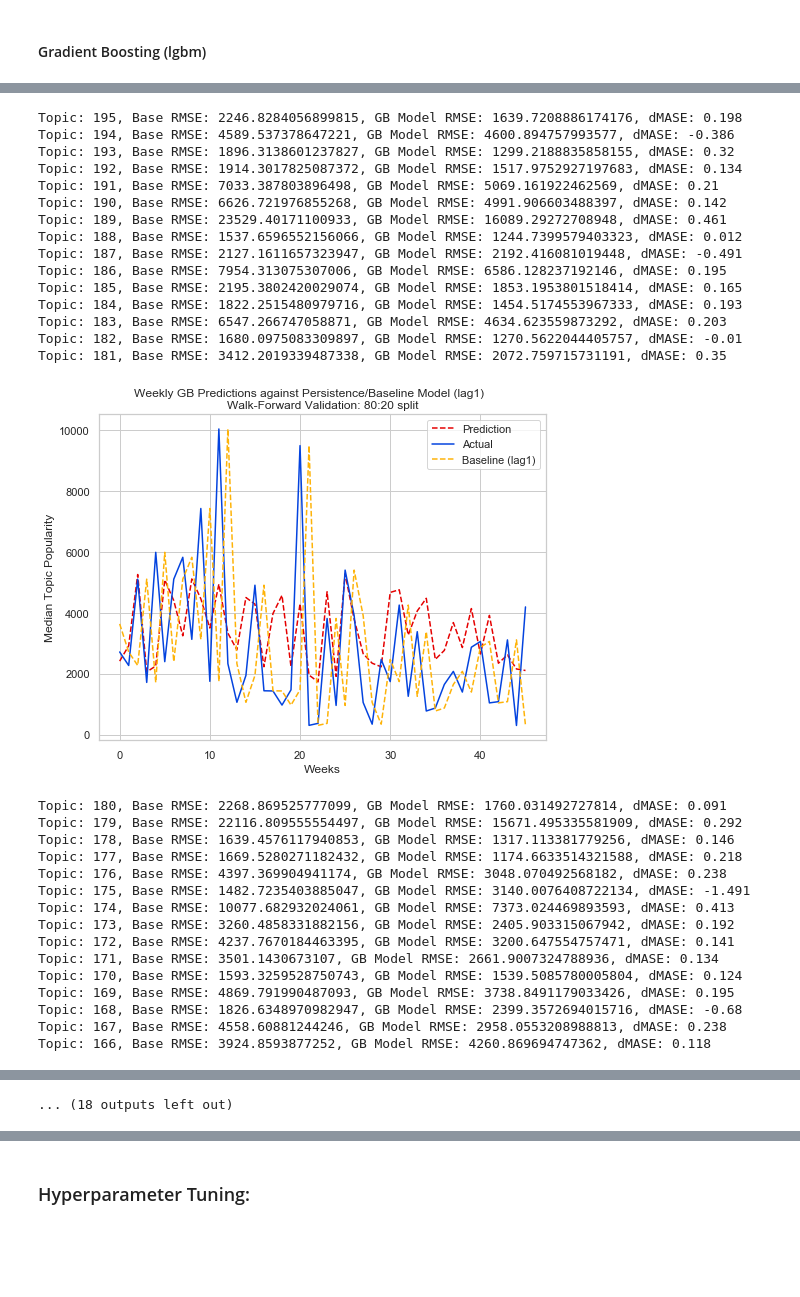
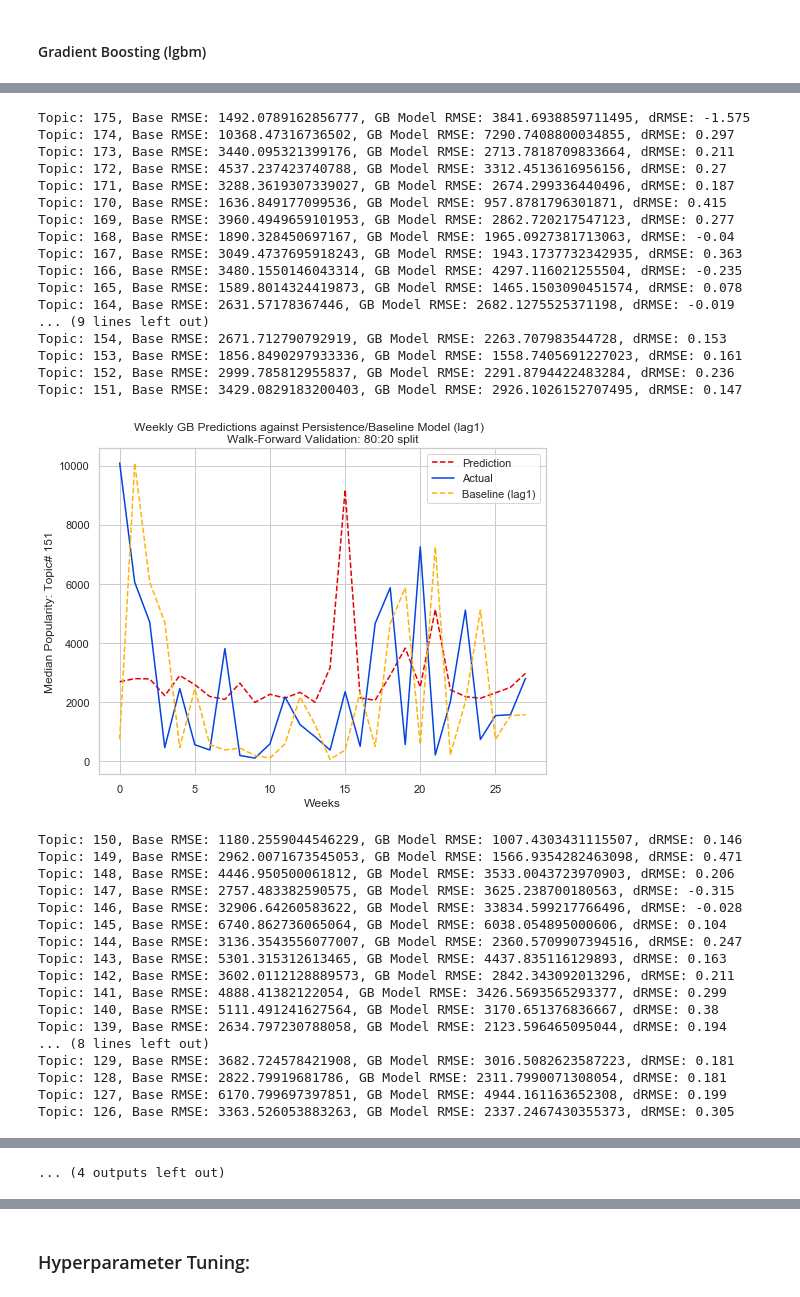
Before and after one commit to tguptaMT/TOPicks, a Jupyter notebook: TOPICS-step3_time_series_forecasting.ipynb, the cells around one changed output, grey strips where cells are left out. Saved outputs shown, nothing was run; the diff lists cells and outputs as text; code cells hidden in the pictures; blank space fills up the shorter version.

Commit message:
L2 regularization: 5 for unoptimized GB

```diff
--- a/TOPICS-step3_time_series_forecasting.ipynb
+++ b/TOPICS-step3_time_series_forecasting.ipynb
@@ -808,7 +821,7 @@ There's some improvement in RMSE (15.85%) by unoptimized random forests over 200
 # %% [markdown]
 #### Gradient Boosting (lgbm)
 # %%
-# Unoptimized Gradient Boosting
+# Unoptimized Gradient Boosting with reg_lambda (L2 regularization) = 5
 summary_df, all_predictions = comp_ts_modelling(model_name='gb', model_tuning=False,
-                                                data=data, grid_frac=0, plot_freq=25)
+                                                data=data, grid_frac=0, plot_freq=25, randsamples=200)
 # %% [output]
@@ -820,31 +846,35 @@ Topic: 196, Base RMSE: 2501.0863753862754, GB Model RMSE: 2057.0022187532563, dM
-Topic: 195, Base RMSE: 2246.8284056899815, GB Model RMSE: 1639.7208886174176, dMASE: 0.198
-Topic: 194, Base RMSE: 4589.537378647221, GB Model RMSE: 4600.894757993577, dMASE: -0.386
-Topic: 193, Base RMSE: 1896.3138601237827, GB Model RMSE: 1299.2188835858155, dMASE: 0.32
-Topic: 192, Base RMSE: 1914.3017825087372, GB Model RMSE: 1517.9752927197683, dMASE: 0.134
-Topic: 191, Base RMSE: 7033.387803896498, GB Model RMSE: 5069.161922462569, dMASE: 0.21
-Topic: 190, Base RMSE: 6626.721976855268, GB Model RMSE: 4991.906603488397, dMASE: 0.142
-Topic: 189, Base RMSE: 23529.40171100933, GB Model RMSE: 16089.29272708948, dMASE: 0.461
-Topic: 188, Base RMSE: 1537.6596552156066, GB Model RMSE: 1244.7399579403323, dMASE: 0.012
-Topic: 187, Base RMSE: 2127.1611657323947, GB Model RMSE: 2192.416081019448, dMASE: -0.491
-Topic: 186, Base RMSE: 7954.313075307006, GB Model RMSE: 6586.128237192146, dMASE: 0.195
-Topic: 185, Base RMSE: 2195.3802420029074, GB Model RMSE: 1853.1953801518414, dMASE: 0.165
-Topic: 184, Base RMSE: 1822.2515480979716, GB Model RMSE: 1454.5174553967333, dMASE: 0.193
-Topic: 183, Base RMSE: 6547.266747058871, GB Model RMSE: 4634.623559873292, dMASE: 0.203
-Topic: 182, Base RMSE: 1680.0975083309897, GB Model RMSE: 1270.5622044405757, dMASE: -0.01
-Topic: 181, Base RMSE: 3412.2019339487338, GB Model RMSE: 2072.759715731191, dMASE: 0.35
+Topic: 175, Base RMSE: 1492.0789162856777, GB Model RMSE: 3841.6938859711495, dRMSE: -1.575
+Topic: 174, Base RMSE: 10368.47316736502, GB Model RMSE: 7290.7408800034855, dRMSE: 0.297
+Topic: 173, Base RMSE: 3440.095321399176, GB Model RMSE: 2713.7818709833664, dRMSE: 0.211
+Topic: 172, Base RMSE: 4537.237423740788, GB Model RMSE: 3312.4513616956156, dRMSE: 0.27
+Topic: 171, Base RMSE: 3288.3619307339027, GB Model RMSE: 2674.299336440496, dRMSE: 0.187
+Topic: 170, Base RMSE: 1636.849177099536, GB Model RMSE: 957.8781796301871, dRMSE: 0.415
+Topic: 169, Base RMSE: 3960.4949659101953, GB Model RMSE: 2862.720217547123, dRMSE: 0.277
+Topic: 168, Base RMSE: 1890.328450697167, GB Model RMSE: 1965.0927381713063, dRMSE: -0.04
+Topic: 167, Base RMSE: 3049.4737695918243, GB Model RMSE: 1943.1737732342935, dRMSE: 0.363
+Topic: 166, Base RMSE: 3480.1550146043314, GB Model RMSE: 4297.116021255504, dRMSE: -0.235
+Topic: 165, Base RMSE: 1589.8014324419873, GB Model RMSE: 1465.1503090451574, dRMSE: 0.078
+Topic: 164, Base RMSE: 2631.57178367446, GB Model RMSE: 2682.1275525371198, dRMSE: -0.019
+... (9 lines left out)
+Topic: 154, Base RMSE: 2671.712790792919, GB Model RMSE: 2263.707983544728, dRMSE: 0.153
+Topic: 153, Base RMSE: 1856.8490297933336, GB Model RMSE: 1558.7405691227023, dRMSE: 0.161
+Topic: 152, Base RMSE: 2999.785812955837, GB Model RMSE: 2291.8794422483284, dRMSE: 0.236
+Topic: 151, Base RMSE: 3429.0829183200403, GB Model RMSE: 2926.1026152707495, dRMSE: 0.147
-[figure, old version]
+[figure, new version]
-Topic: 180, Base RMSE: 2268.869525777099, GB Model RMSE: 1760.031492727814, dMASE: 0.091
-Topic: 179, Base RMSE: 22116.809555554497, GB Model RMSE: 15671.495335581909, dMASE: 0.292
-Topic: 178, Base RMSE: 1639.4576117940853, GB Model RMSE: 1317.113381779256, dMASE: 0.146
-Topic: 177, Base RMSE: 1669.5280271182432, GB Model RMSE: 1174.6633514321588, dMASE: 0.218
-Topic: 176, Base RMSE: 4397.369904941174, GB Model RMSE: 3048.070492568182, dMASE: 0.238
-Topic: 175, Base RMSE: 1482.7235403885047, GB Model RMSE: 3140.0076408722134, dMASE: -1.491
-Topic: 174, Base RMSE: 10077.682932024061, GB Model RMSE: 7373.024469893593, dMASE: 0.413
-Topic: 173, Base RMSE: 3260.4858331882156, GB Model RMSE: 2405.903315067942, dMASE: 0.192
-Topic: 172, Base RMSE: 4237.7670184463395, GB Model RMSE: 3200.647554757471, dMASE: 0.141
-Topic: 171, Base RMSE: 3501.1430673107, GB Model RMSE: 2661.9007324788936, dMASE: 0.134
-Topic: 170, Base RMSE: 1593.3259528750743, GB Model RMSE: 1539.5085780005804, dMASE: 0.124
-Topic: 169, Base RMSE: 4869.791990487093, GB Model RMSE: 3738.8491179033426, dMASE: 0.195
-Topic: 168, Base RMSE: 1826.6348970982947, GB Model RMSE: 2399.3572694015716, dMASE: -0.68
-Topic: 167, Base RMSE: 4558.60881244246, GB Model RMSE: 2958.0553208988813, dMASE: 0.238
-Topic: 166, Base RMSE: 3924.8593877252, GB Model RMSE: 4260.869694747362, dMASE: 0.118
+Topic: 150, Base RMSE: 1180.2559044546229, GB Model RMSE: 1007.4303431115507, dRMSE: 0.146
+Topic: 149, Base RMSE: 2962.0071673545053, GB Model RMSE: 1566.9354282463098, dRMSE: 0.471
+Topic: 148, Base RMSE: 4446.950500061812, GB Model RMSE: 3533.0043723970903, dRMSE: 0.206
+Topic: 147, Base RMSE: 2757.483382590575, GB Model RMSE: 3625.238700180563, dRMSE: -0.315
+Topic: 146, Base RMSE: 32906.64260583622, GB Model RMSE: 33834.599217766496, dRMSE: -0.028
+Topic: 145, Base RMSE: 6740.862736065064, GB Model RMSE: 6038.054895000606, dRMSE: 0.104
+Topic: 144, Base RMSE: 3136.3543556077007, GB Model RMSE: 2360.5709907394516, dRMSE: 0.247
+Topic: 143, Base RMSE: 5301.315312613465, GB Model RMSE: 4437.835116129893, dRMSE: 0.163
+Topic: 142, Base RMSE: 3602.0112128889573, GB Model RMSE: 2842.343092013296, dRMSE: 0.211
+Topic: 141, Base RMSE: 4888.41382122054, GB Model RMSE: 3426.5693565293377, dRMSE: 0.299
+Topic: 140, Base RMSE: 5111.491241627564, GB Model RMSE: 3170.651376836667, dRMSE: 0.38
+Topic: 139, Base RMSE: 2634.797230788058, GB Model RMSE: 2123.596465095044, dRMSE: 0.194
+... (8 lines left out)
+Topic: 129, Base RMSE: 3682.724578421908, GB Model RMSE: 3016.5082623587223, dRMSE: 0.181
+Topic: 128, Base RMSE: 2822.79919681786, GB Model RMSE: 2311.7990071308054, dRMSE: 0.181
+Topic: 127, Base RMSE: 6170.799697397851, GB Model RMSE: 4944.161163652308, dRMSE: 0.199
+Topic: 126, Base RMSE: 3363.526053883263, GB Model RMSE: 2337.2467430355373, dRMSE: 0.305
@@ -899,4 +936,4 @@ Topic: 121, Base RMSE: 3905.498468915034, GB Model RMSE: 3114.464828079858, dMAS
-... (18 outputs left out)
+... (4 outputs left out)
 # %%
 ax = plt.subplot(111)
 summary_df.set_index('ntopic')[['rmse_base', 'rmse_model']]\
```
Also changed, not shown: parts of 19 cells of this notebook.
